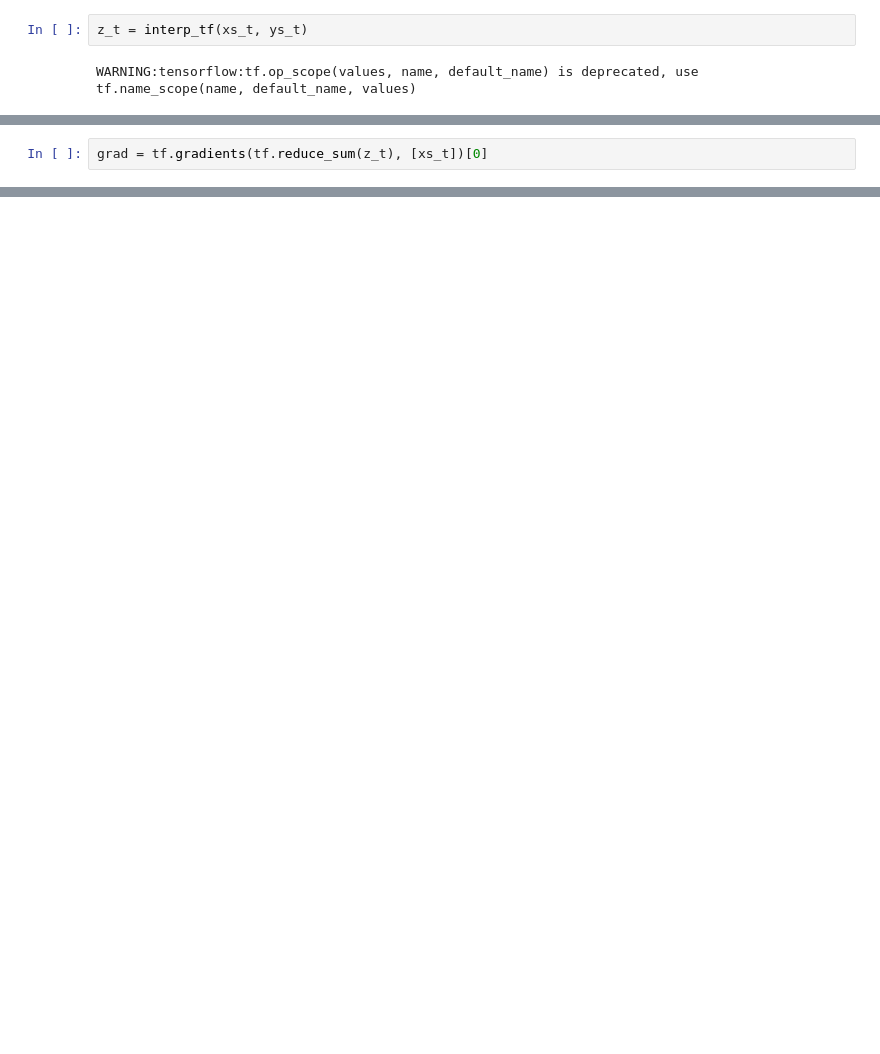
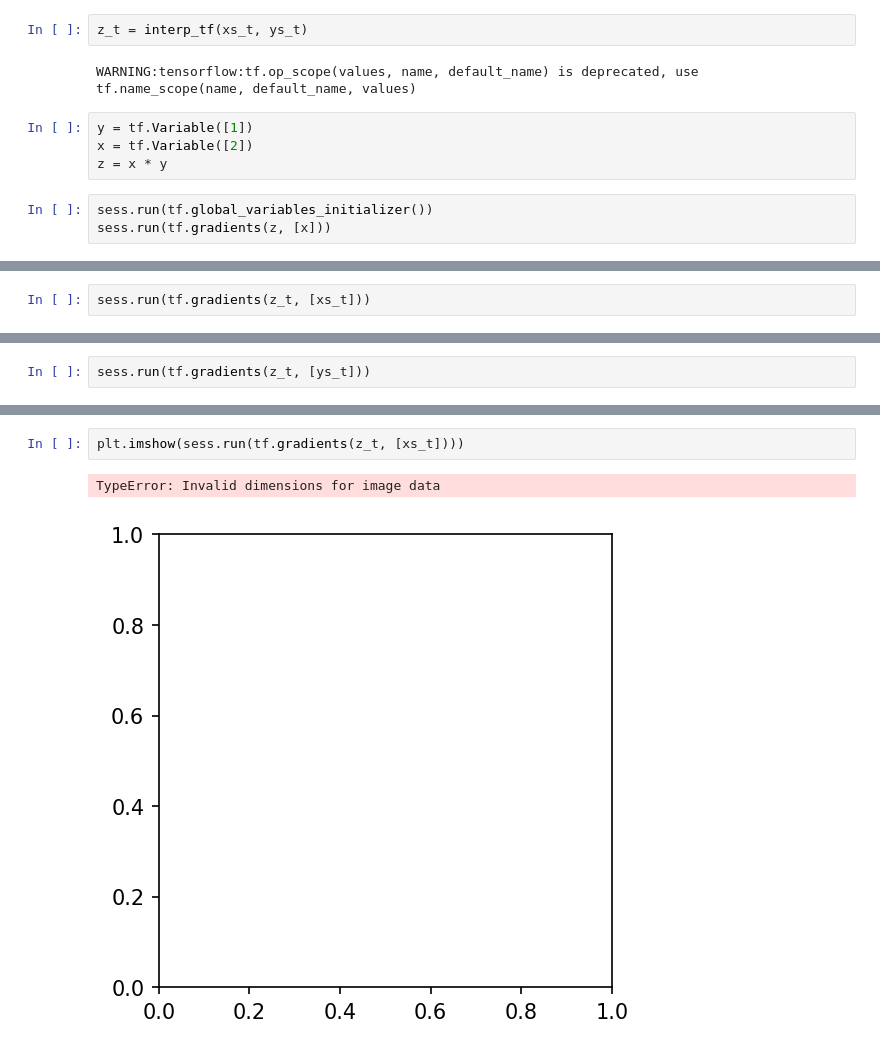
Before and after one commit to mirca/vaneska, a Jupyter notebook: interp_grad_demo.ipynb, the cells around one changed output, grey strips where cells are left out. Cells and saved outputs as stored; diff of their text form; blank space fills up the shorter version.

```diff
--- a/interp_grad_demo.ipynb
+++ b/interp_grad_demo.ipynb
@@ -58,3 +92,10 @@ WARNING:tensorflow:tf.op_scope(values, name, default_name) is deprecated, use tf
 z_t = interp_tf(xs_t, ys_t)
 # %% [output]
 WARNING:tensorflow:tf.op_scope(values, name, default_name) is deprecated, use tf.name_scope(name, default_name, values)
+# %%
+y = tf.Variable([1])
+x = tf.Variable([2])
+z = x * y
+# %%
+sess.run(tf.global_variables_initializer())
+sess.run(tf.gradients(z, [x]))
@@ -61,3 +104,3 @@ WARNING:tensorflow:tf.op_scope(values, name, default_name) is deprecated, use tf
 # %%
-grad = tf.gradients(tf.reduce_sum(z_t), [xs_t])[0]
+sess.run(tf.gradients(z_t, [xs_t]))
 # %% [output]
@@ -64,0 +124,2 @@ TypeError: _InterpolateGrad() takes 2 positional arguments but 3 were given
+# %%
+sess.run(tf.gradients(z_t, [ys_t]))
@@ -64,0 +144,5 @@ TypeError: _InterpolateGrad() takes 2 positional arguments but 3 were given
+# %%
+plt.imshow(sess.run(tf.gradients(z_t, [xs_t])))
+# %% [output]
+TypeError: Invalid dimensions for image data
+[figure, added]
```
Also changed, not shown: parts of 16 cells of this notebook, 1 other file.
